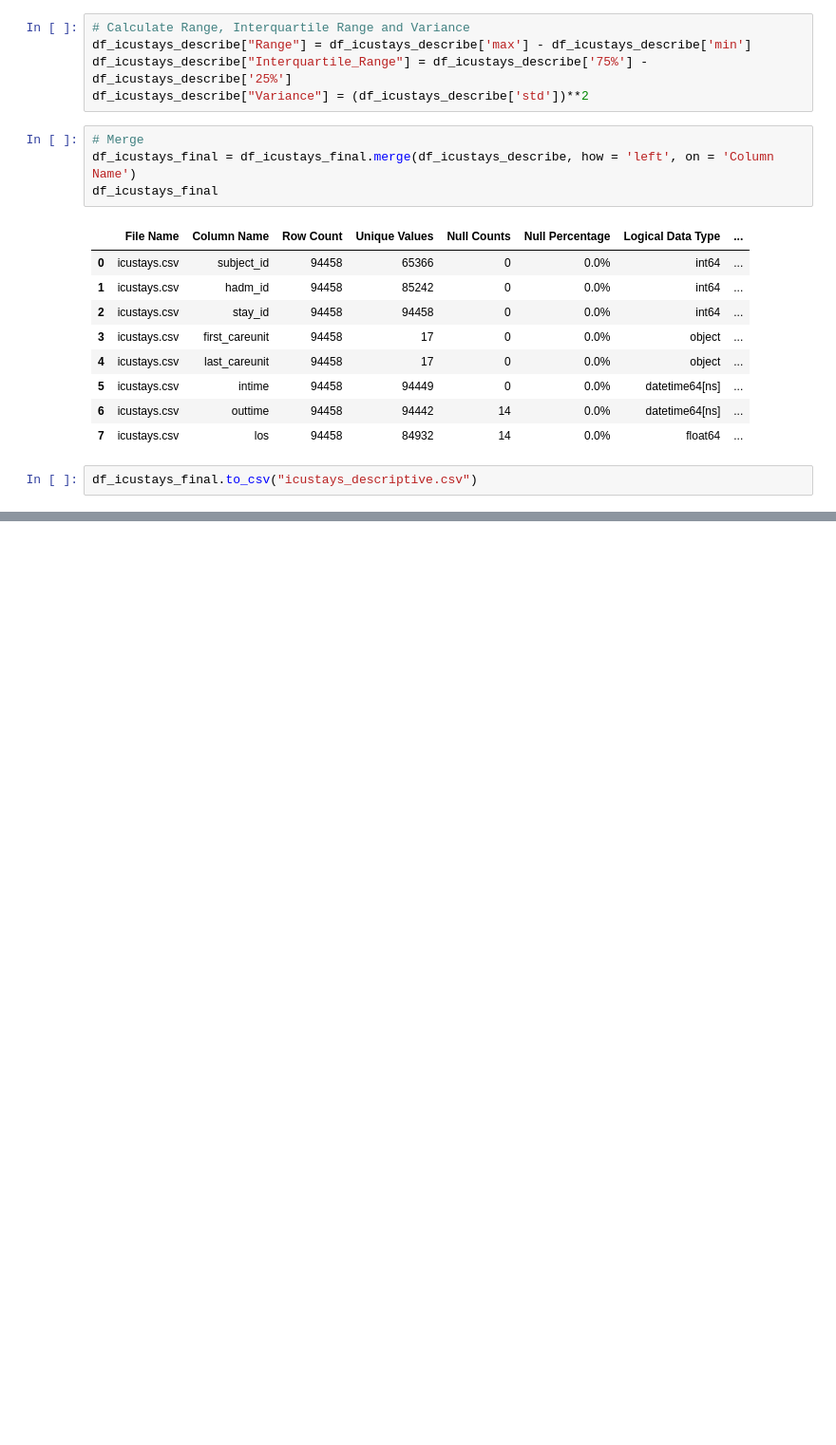
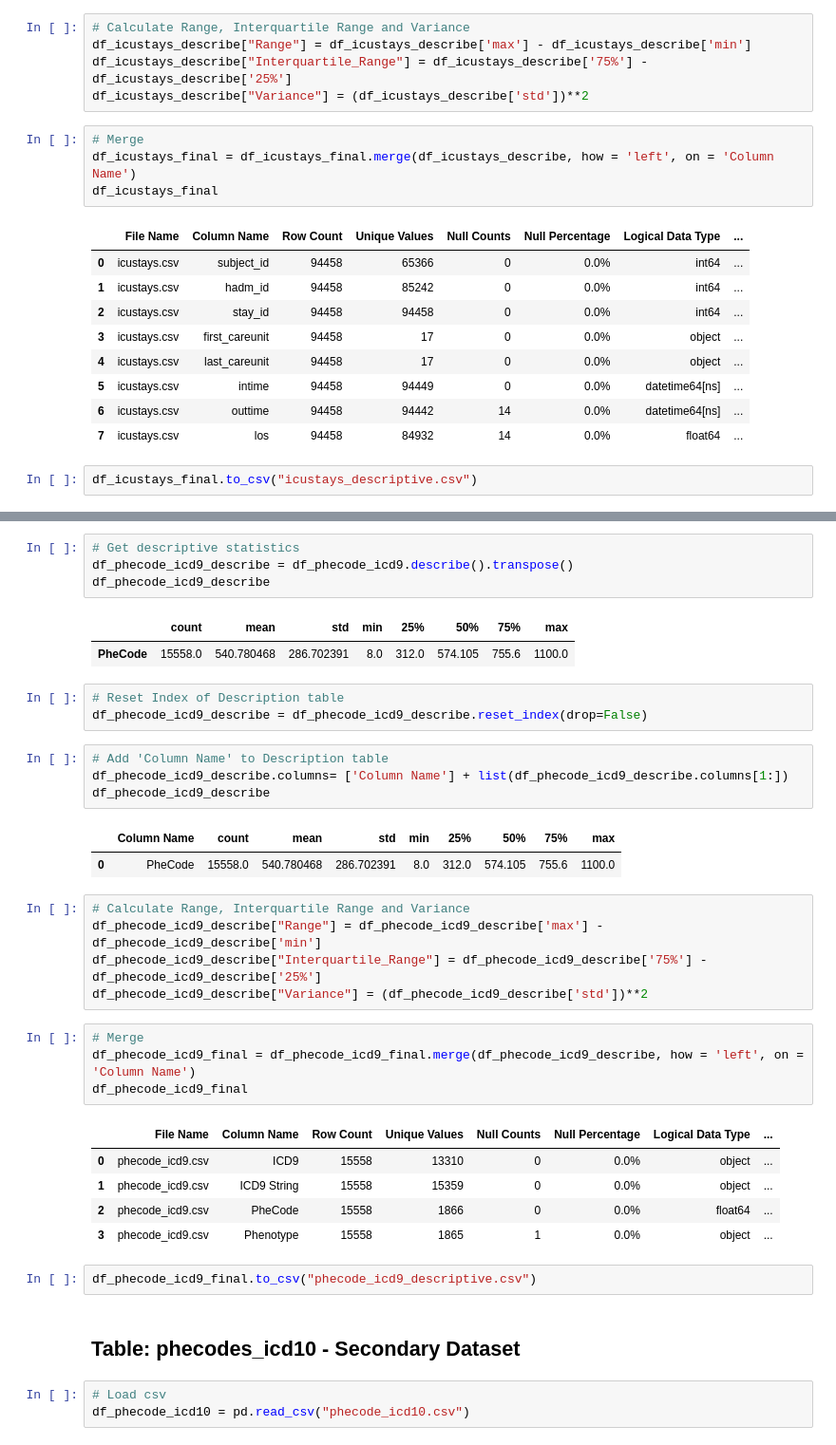
Before and after one commit to NicoHadas/CardiacArrest_Mortality_Predictive_Model, a Jupyter notebook: Initial_Data_Analysis/Descriptive_Analysis.ipynb, the cells around one changed output, grey strips where cells are left out. Shown at 95% size. Cells and saved outputs as stored; diff of their text form; blank space fills up the shorter version.

```diff
--- a/Initial_Data_Analysis/Descriptive_Analysis.ipynb
+++ b/Initial_Data_Analysis/Descriptive_Analysis.ipynb
@@ -868,0 +929,39 @@ print(filtered_unique_values)
+# %%
+# Get descriptive statistics
+df_phecode_icd9_describe = df_phecode_icd9.describe().transpose()
+df_phecode_icd9_describe
+# %% [output]
+|  | count | mean | std | min | 25% | 50% | 75% | max |
+| PheCode | 15558.0 | 540.780468 | 286.702391 | 8.0 | 312.0 | 574.105 | 755.6 | 1100.0 |
+# %%
+# Reset Index of Description table
+df_phecode_icd9_describe = df_phecode_icd9_describe.reset_index(drop=False)
+# %%
+# Add 'Column Name' to Description table
+df_phecode_icd9_describe.columns= ['Column Name'] + list(df_phecode_icd9_describe.columns[1:])
+df_phecode_icd9_describe
+# %% [output]
+|  | Column Name | count | mean | std | min | 25% | 50% | 75% | max |
+| 0 | PheCode | 15558.0 | 540.780468 | 286.702391 | 8.0 | 312.0 | 574.105 | 755.6 | 1100.0 |
+# %%
+# Calculate Range, Interquartile Range and Variance
+df_phecode_icd9_describe["Range"] = df_phecode_icd9_describe['max'] - df_phecode_icd9_describe['min']
+df_phecode_icd9_describe["Interquartile_Range"] = df_phecode_icd9_describe['75%'] - df_phecode_icd9_describe['25%']
+df_phecode_icd9_describe["Variance"] = (df_phecode_icd9_describe['std'])**2
+# %%
+# Merge
+df_phecode_icd9_final = df_phecode_icd9_final.merge(df_phecode_icd9_describe, how = 'left', on = 'Column Name')
+df_phecode_icd9_final
+# %% [output]
+|  | File Name | Column Name | Row Count | Unique Values | Null Counts | Null Percentage | Logical Data Type | ... |
+| 0 | phecode_icd9.csv | ICD9 | 15558 | 13310 | 0 | 0.0% | object | ... |
+| 1 | phecode_icd9.csv | ICD9 String | 15558 | 15359 | 0 | 0.0% | object | ... |
+| 2 | phecode_icd9.csv | PheCode | 15558 | 1866 | 0 | 0.0% | float64 | ... |
+| 3 | phecode_icd9.csv | Phenotype | 15558 | 1865 | 1 | 0.0% | object | ... |
+# %%
+df_phecode_icd9_final.to_csv("phecode_icd9_descriptive.csv")
+# %% [markdown]
+## Table: **phecodes_icd10** - Secondary Dataset
+# %%
+# Load csv
+df_phecode_icd10 = pd.read_csv("phecode_icd10.csv")
```
Also changed, not shown: parts of 25 cells of this notebook.
